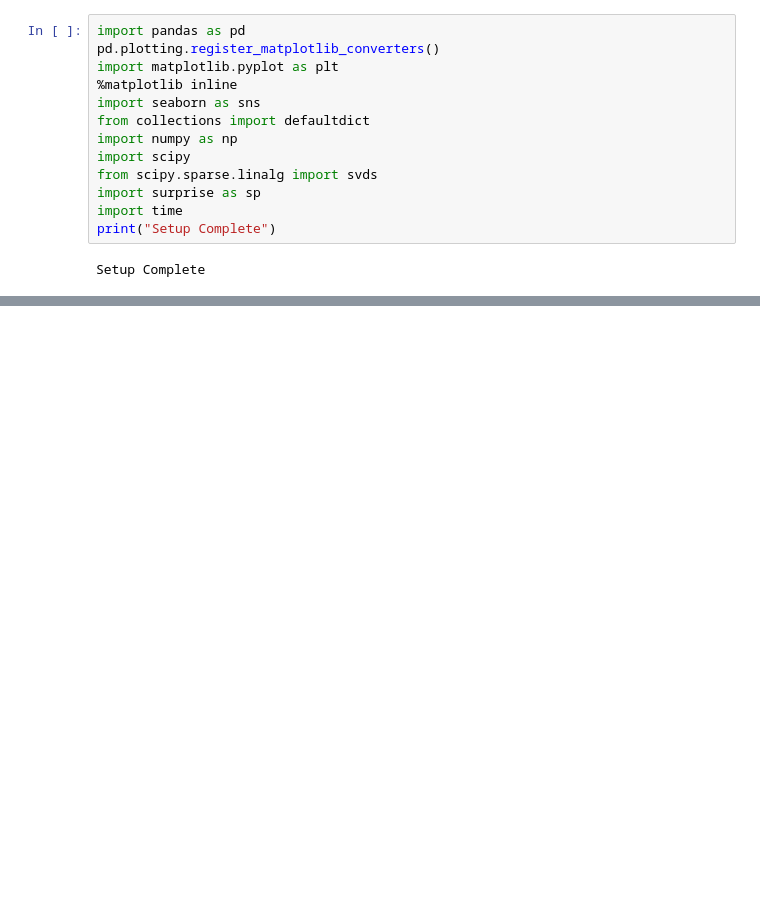
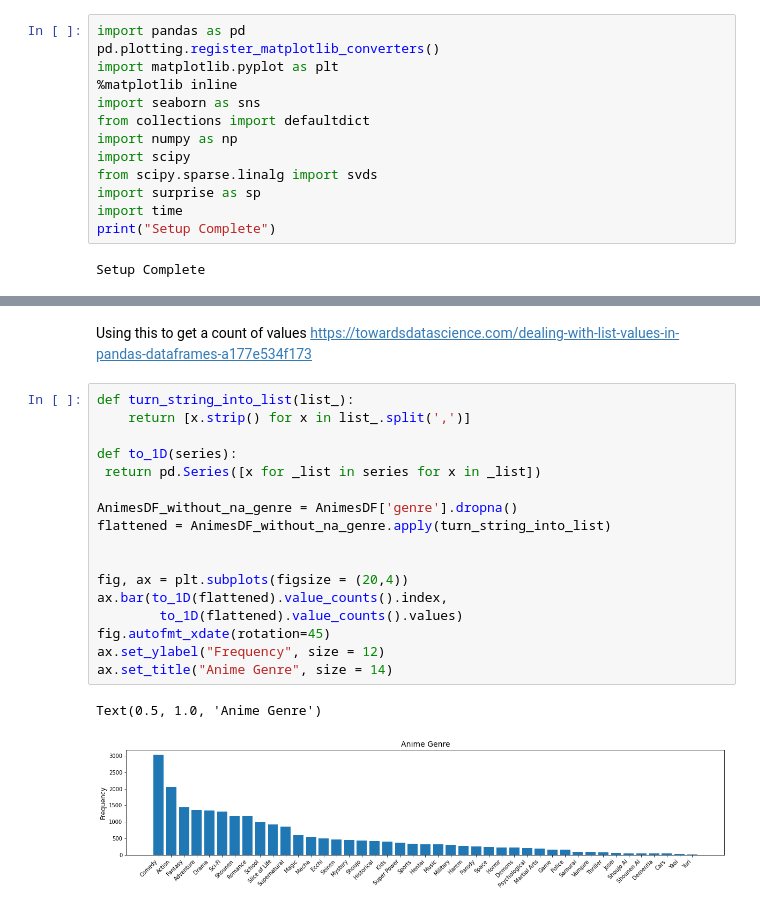
Before and after one commit to HWaiChan/anime-ml, a Jupyter notebook: data-visualisation.ipynb, the cells around one changed output, grey strips where cells are left out. Saved outputs shown, nothing was run; the diff lists cells and outputs as text; blank space fills up the shorter version.

```diff
--- a/data-visualisation.ipynb
+++ b/data-visualisation.ipynb
@@ -31,0 +37,22 @@ profiles <sub>favourites_anime</sub> could work too.
+# %% [markdown]
+Using this to get a count of values https://towardsdatascience.com/dealing-with-list-values-in-pandas-dataframes-a177e534f173
+# %%
+def turn_string_into_list(list_):
+    return [x.strip() for x in list_.split(',')]
+
+def to_1D(series):
+ return pd.Series([x for _list in series for x in _list])
+
+AnimesDF_without_na_genre = AnimesDF['genre'].dropna()
+flattened = AnimesDF_without_na_genre.apply(turn_string_into_list)
+
+
+fig, ax = plt.subplots(figsize = (20,4))
+ax.bar(to_1D(flattened).value_counts().index,
+        to_1D(flattened).value_counts().values)
+fig.autofmt_xdate(rotation=45)
+ax.set_ylabel("Frequency", size = 12)
+ax.set_title("Anime Genre", size = 14)
+# %% [output]
+Text(0.5, 1.0, 'Anime Genre')
+[figure, added]
```
Also changed, not shown: parts of 12 cells of this notebook.
